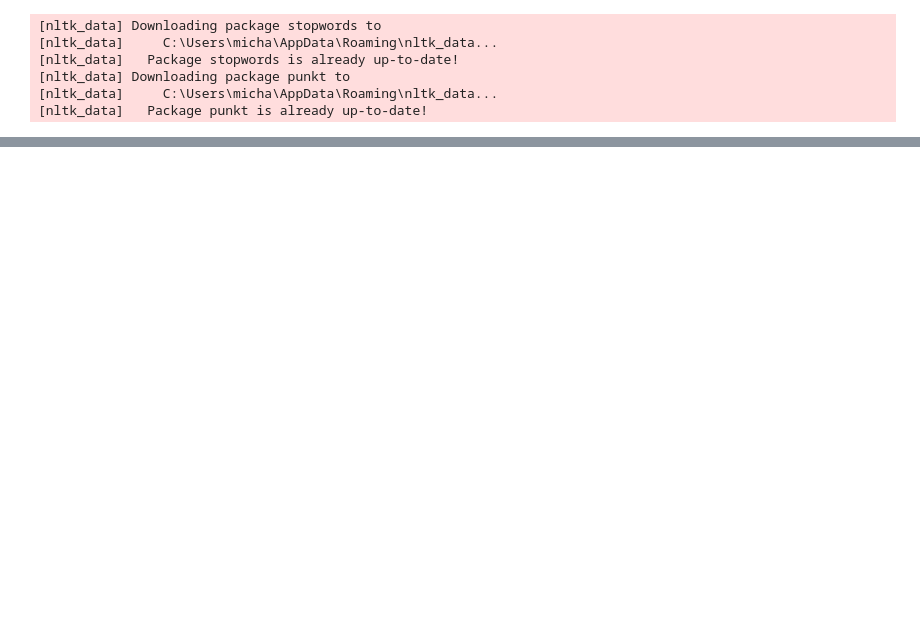
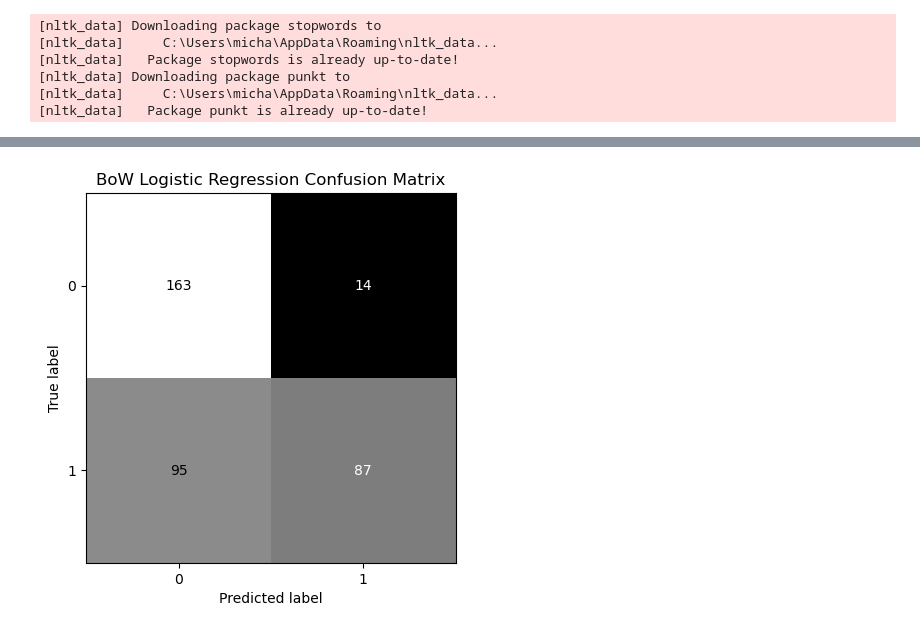
Before and after one commit to mtu4172/Multimodal-ML, a Jupyter notebook: assignment2.ipynb, the cells around one changed output, grey strips where cells are left out. Saved outputs shown, nothing was run; the diff lists cells and outputs as text; code cells hidden in the pictures; blank space fills up the shorter version.

```diff
--- a/assignment2.ipynb
+++ b/assignment2.ipynb
@@ -36,18 +39,29 @@ nltk.download('punkt')
 stop = set(stopwords.words('english'))
 
 def clean(text):
-    res = []
     text = text.lower() # to lowercase
     text = re.sub(r"@\S+", "", text) # remove mentions
     text = re.sub("http[s]?\://\S+","",text) # remove links
     text = re.sub(r"[0-9]", "", text) # remove numbers
+    text = re.sub(r"won\'t", "will not", text) #checks for contractions
+    text = re.sub(r"can\'t", "can not", text)
+    text = re.sub(r"n\'t", " not", text)
+    text = re.sub(r"\'re", " are", text)
+    text = re.sub(r"\'s", " is", text)
+    text = re.sub(r"\'d", " would", text)
+    text = re.sub(r"\'ll", " will", text)
+    text = re.sub(r"\'t", " not", text)
+    text = re.sub(r"\'ve", " have", text)
+    text = re.sub(r"\'m", " am", text)
     text = re.sub(r"[$&+,:;=?@#|'<>.^*()%!-]", "", text) # remove special characters
+
     # res = word_tokenize(text)
     # res = [word for word in tokens if not word in stop] # remove stopwords
     # return res
     return text
 
 df['clean_text'] = df['Text'].apply(lambda t: clean(t))
+train_df['clean_text'] = train_df['Text'].apply(lambda t: clean(t))
 # %% [output]
 [nltk_data] Downloading package stopwords to
 [nltk_data]     C:\Users\micha\AppData\Roaming\nltk_data...
@@ -104,0 +72,75 @@ weighted avg       0.93      0.92      0.93       359
+# %%
+from sklearn.preprocessing import StandardScaler
+from sklearn.metrics import classification_report, ConfusionMatrixDisplay, confusion_matrix, roc_curve, auc
+from sklearn.feature_extraction.text import CountVectorizer, TfidfVectorizer
+from sklearn.linear_model import LogisticRegression
+from sklearn.svm import SVC
+from sklearn.naive_bayes import GaussianNB
+from sklearn.ensemble import RandomForestClassifier
+
+# Bag of Words
+bag_of_words = CountVectorizer()
+x = bag_of_words.fit_transform(df['clean_text'])
+x = StandardScaler(with_mean=False).fit_transform(x)
+y = df['Sentiment'].values
+
+X_train = bag_of_words.fit_transform(train_df['clean_text'])
+Y_train = train_df['Sentiment']
+X_test = bag_of_words.transform(df['clean_text'])
+Y_test = df['Sentiment']
+
+lr = LogisticRegression(max_iter=sample_size)
+lr.fit(X_train, Y_train)
+lr_predicted = lr.predict(X_test)
+lr_pred_proba = lr.predict_proba(X_test)
+print('Bag of Words - Logistic Regression\n', classification_report(Y_test, lr_predicted))
+
+svm = SVC(probability=True, max_iter=sample_size)
+svm.fit(X_train, Y_train)
+svm_predicted = svm.predict(X_test)
+svm_pred_proba = svm.predict_proba(X_test)
+print('Bag of Words - SVM\n', classification_report(Y_test, svm_predicted))
+
+bayes = GaussianNB()
+bayes.fit(X_train.toarray(), Y_train)
+bayes_predicted = bayes.predict(X_test.toarray())
+bayes_pred_proba = bayes.predict_proba(X_test.toarray())
+print('Bag of Words - Bayes\n', classification_report(Y_test, bayes_predicted))
+
+rfc = RandomForestClassifier()
+rfc.fit(X_train, Y_train)
+rfc_predicted = rfc.predict(X_test)
+rfc_pred_proba = rfc.predict_proba(X_test)
+print('Bag of Words - Random Forest\n', classification_report(Y_test, rfc_predicted))
+
+models = ['Logistic Regression', 'SVM', 'Naive Bayes', 'Random Forest']
+predictions = [lr_predicted, svm_predicted, bayes_predicted, rfc_predicted]
+pred_probabilities = [lr_pred_proba, svm_pred_proba, bayes_pred_proba, rfc_pred_proba]
+
+
+for model, prediction in zip(models, predictions):
+    disp = ConfusionMatrixDisplay(confusion_matrix(Y_test.ravel(), prediction))
+    disp.plot(
+        include_values=True,
+        cmap='gray',
+        colorbar=False
+    )
+    disp.ax_.set_title(f"BoW {model} Confusion Matrix")
+
+plt.figure(figsize=(30, 15))
+plt.suptitle("ROC Curves")
+plot_index = 1
+
+for model, prediction, pred_proba in zip(models, predictions, pred_probabilities):
+    fpr, tpr, thresholds = roc_curve(Y_test, pred_proba[:, 1])
+    auc_score = auc(fpr, tpr)
+    plt.subplot(3, 2, plot_index)
+    plt.plot(fpr, tpr, 'r', label='ROC curve')
+    # pyplot.figure(figsize=(5, 5))
+    plt.title(f'Roc Curve - BoW {model} - [AUC - {auc_score}]', fontsize=14)
+    plt.xlabel('False Positive Rate', fontsize=12)
+    plt.ylabel('True Positive Rate', fontsize=12)
+    plt.legend()
+    plot_index += 1
+plt.show()
+# %% [output]
@@ -104,0 +173 @@ weighted avg       0.93      0.92      0.93       359
+[figure, added]
```
Also changed, not shown: parts of 4 cells of this notebook.
